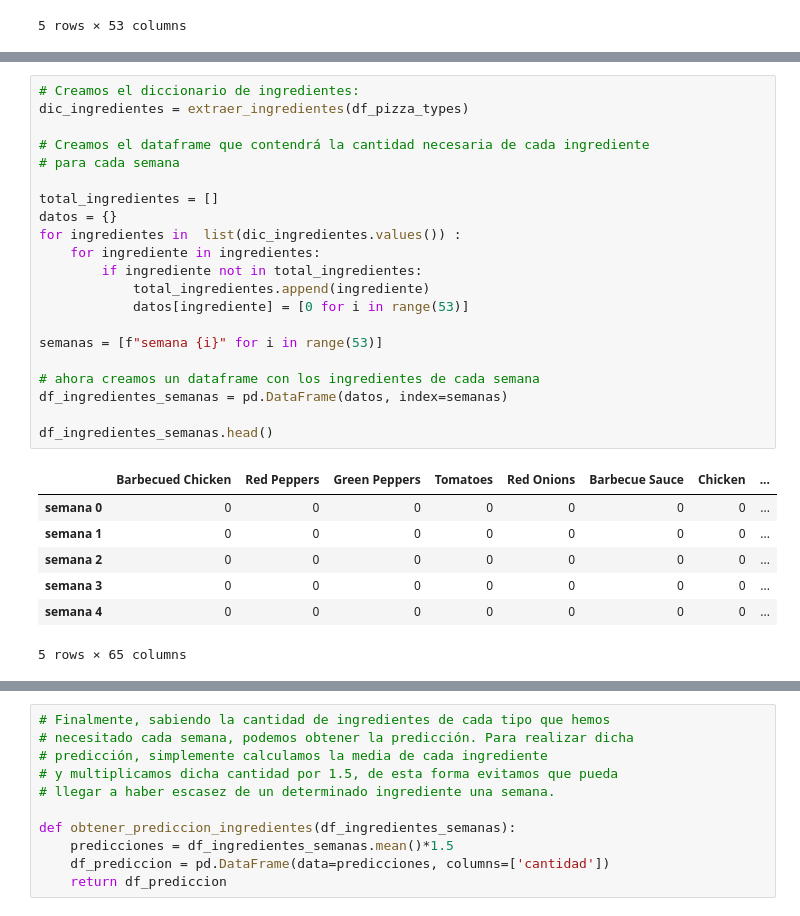
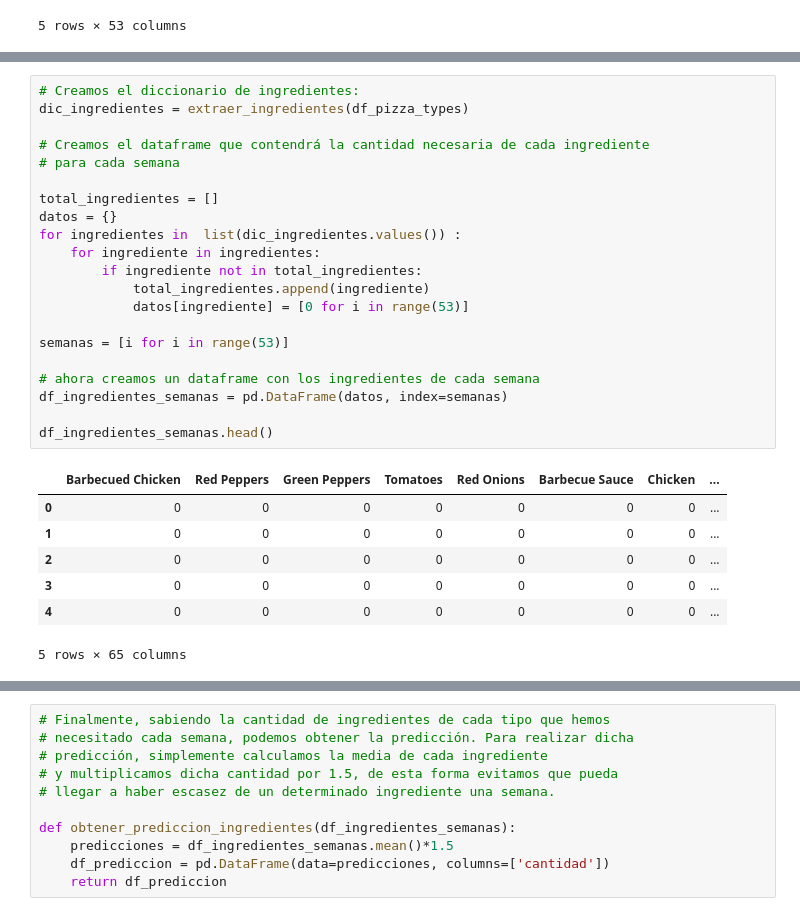
Before and after one commit to lara-ocon/P2B4_CrearExcel, a Jupyter notebook: pizzas2.ipynb, the cells around one changed output, grey strips where cells are left out. Cells and saved outputs as stored; diff of their text form.

```diff
--- a/pizzas2.ipynb
+++ b/pizzas2.ipynb
@@ -344,31 +348,31 @@ def extraer_ingredientes_semanas(df_ingredientes_semanas, df_pizzas_semana, dic_
 # %%
 # Creamos el diccionario de ingredientes:
 dic_ingredientes = extraer_ingredientes(df_pizza_types)
 
 # Creamos el dataframe que contendrá la cantidad necesaria de cada ingrediente
 # para cada semana
 
 total_ingredientes = []
 datos = {}
 for ingredientes in  list(dic_ingredientes.values()) :
     for ingrediente in ingredientes:
         if ingrediente not in total_ingredientes:
             total_ingredientes.append(ingrediente)
             datos[ingrediente] = [0 for i in range(53)]
 
-semanas = [f"semana {i}" for i in range(53)]
+semanas = [i for i in range(53)]
 
 # ahora creamos un dataframe con los ingredientes de cada semana
 df_ingredientes_semanas = pd.DataFrame(datos, index=semanas)
 
 df_ingredientes_semanas.head()
 # %% [output]
 |  | Barbecued Chicken | Red Peppers | Green Peppers | Tomatoes | Red Onions | Barbecue Sauce | Chicken | ... |
-| semana 0 | 0 | 0 | 0 | 0 | 0 | 0 | 0 | ... |
-| semana 1 | 0 | 0 | 0 | 0 | 0 | 0 | 0 | ... |
-| semana 2 | 0 | 0 | 0 | 0 | 0 | 0 | 0 | ... |
-| semana 3 | 0 | 0 | 0 | 0 | 0 | 0 | 0 | ... |
-| semana 4 | 0 | 0 | 0 | 0 | 0 | 0 | 0 | ... |
+| 0 | 0 | 0 | 0 | 0 | 0 | 0 | 0 | ... |
+| 1 | 0 | 0 | 0 | 0 | 0 | 0 | 0 | ... |
+| 2 | 0 | 0 | 0 | 0 | 0 | 0 | 0 | ... |
+| 3 | 0 | 0 | 0 | 0 | 0 | 0 | 0 | ... |
+| 4 | 0 | 0 | 0 | 0 | 0 | 0 | 0 | ... |
 5 rows × 65 columns
 # %%
 # Calculamos la cantidad de ingredientes que se han necesitado cada semana
```
Also changed, not shown: parts of 15 cells of this notebook, 18 other files.
